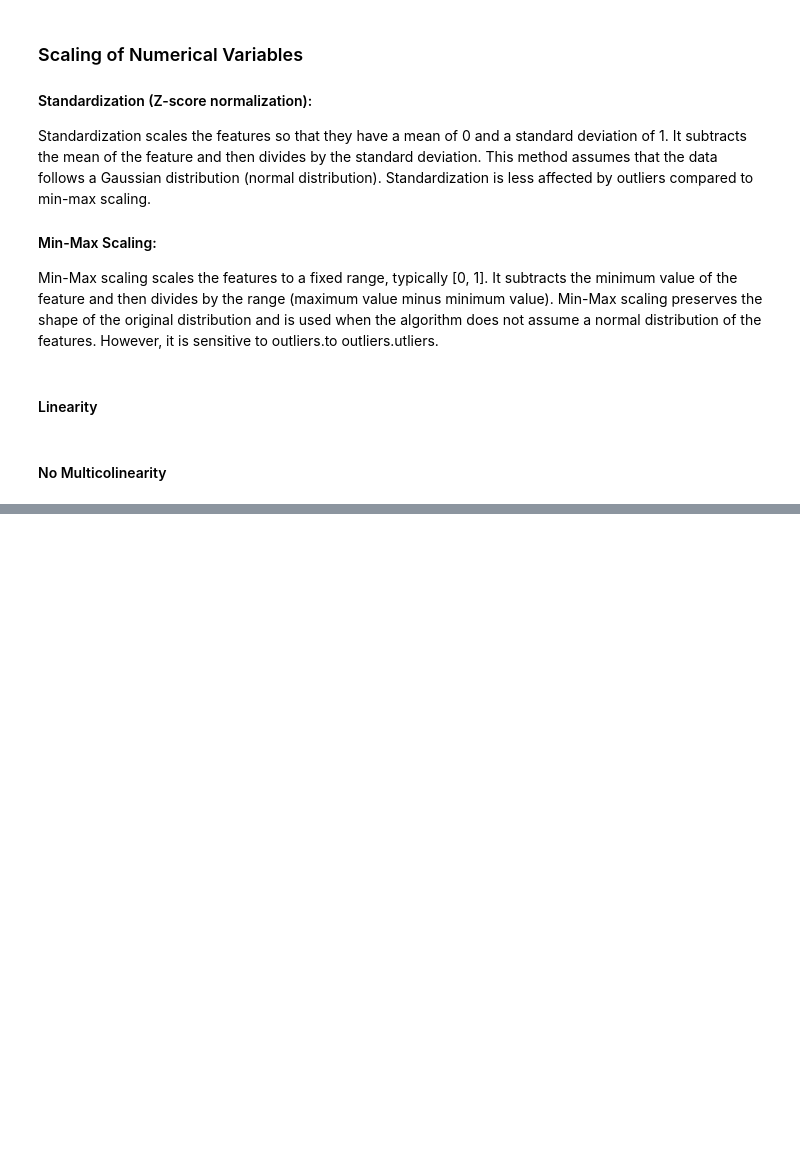
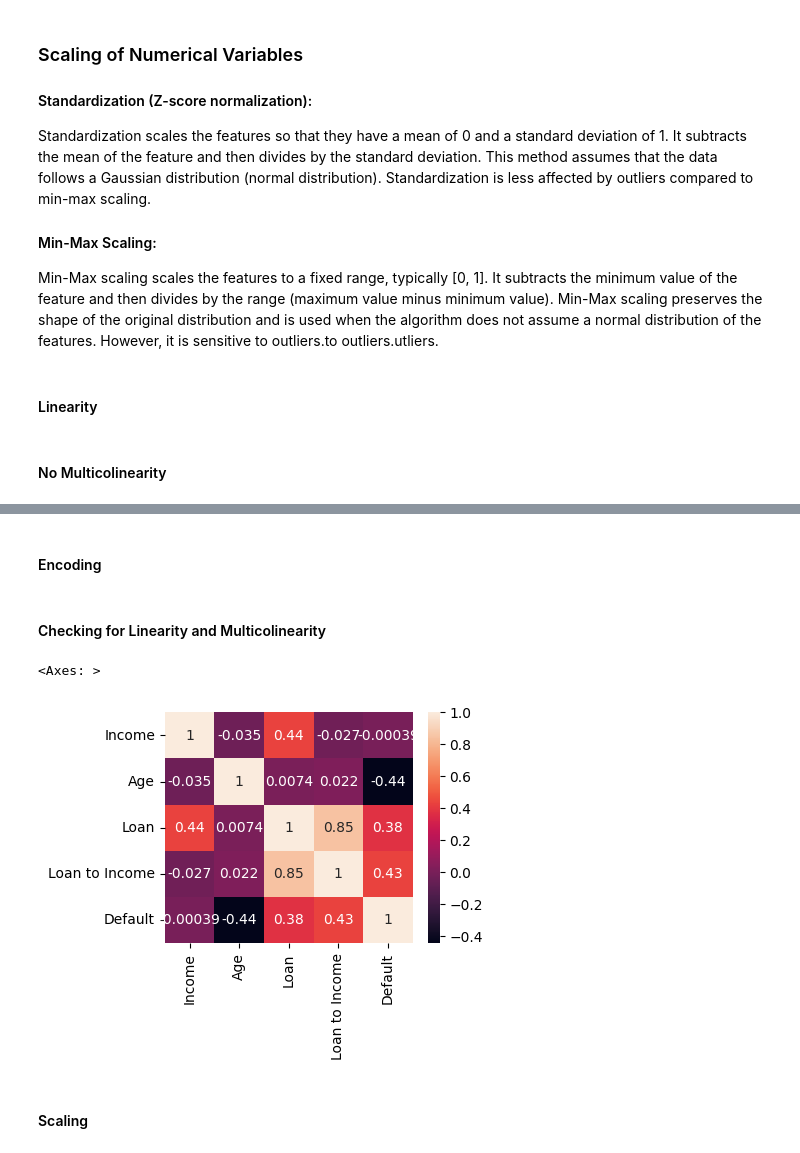
Before and after one commit to knowledge-corner/Optum-Global_Sept_24, a Jupyter notebook: Classwork_Vaidehi.ipynb, the cells around one changed output, grey strips where cells are left out. Cells and saved outputs as stored; diff of their text form; code cells hidden in the pictures; blank space fills up the shorter version.

```diff
--- a/Classwork_Vaidehi.ipynb
+++ b/Classwork_Vaidehi.ipynb
@@ -1088,0 +1188,9 @@ sns.heatmap(df.corr(), annot=True, cmap="RdYlGn")
+# %%
+min_w, max_w = outliers(df["Income"])
+df = df[df["Income"].between(min_w, max_w)]
+# %%
+min_w, max_w = outliers(df["Age"])
+df = df[df["Age"].between(min_w, max_w)]
+# %%
+min_w, max_w = outliers(df["Loan"])
+df = df[df["Loan"].between(min_w, max_w)]
@@ -1088,0 +1199,8 @@ sns.heatmap(df.corr(), annot=True, cmap="RdYlGn")
+# %% [markdown]
+#### Encoding
+# %%
+mapping = {"no" : 0, "yes" :1}
+df["Default"] = df["Default"].map(mapping)
+df.head()
+# %% [markdown]
+#### Checking for Linearity and Multicolinearity
@@ -1088,0 +1211,7 @@ sns.heatmap(df.corr(), annot=True, cmap="RdYlGn")
+# %%
+sns.heatmap(df.corr(), annot=True)
+# %% [output]
+<Axes: >
+[figure, added]
+# %% [markdown]
+#### Scaling
```
Also changed, not shown: parts of 49 cells of this notebook.
